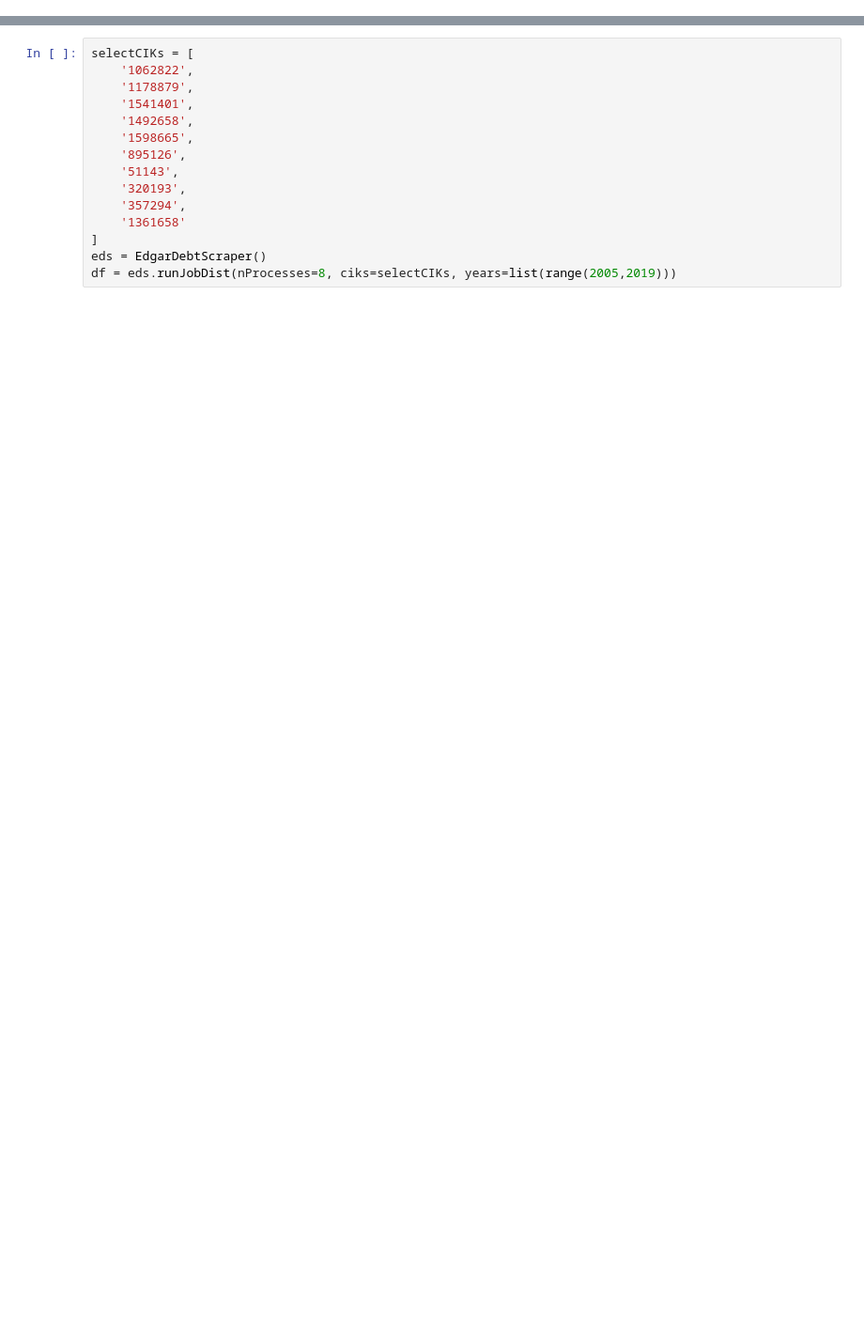
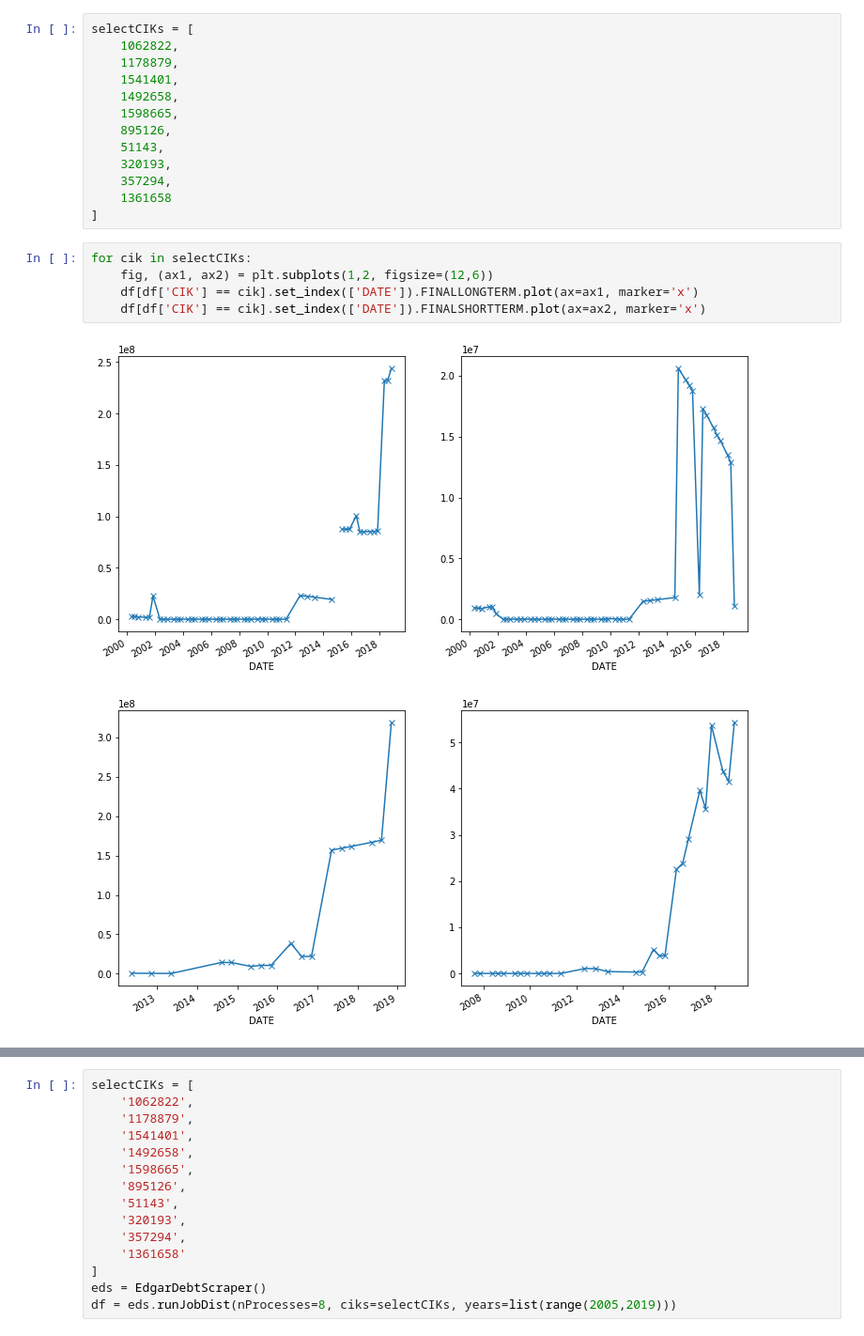
Before and after one commit to petercwill/edgarScraper, a Jupyter notebook: notebooks/Untitled.ipynb, the cells around one changed output, grey strips where cells are left out. Shown at 94% size. Saved outputs shown, nothing was run; the diff lists cells and outputs as text; blank space fills up the shorter version.

```diff
--- a/notebooks/Untitled.ipynb
+++ b/notebooks/Untitled.ipynb
@@ -55,0 +300,21 @@ df.sort_index()
+# %%
+selectCIKs = [
+    1062822,
+    1178879,
+    1541401,
+    1492658,
+    1598665,
+    895126,
+    51143,
+    320193,
+    357294,
+    1361658
+]
+# %%
+for cik in selectCIKs:
+    fig, (ax1, ax2) = plt.subplots(1,2, figsize=(12,6))
+    df[df['CIK'] == cik].set_index(['DATE']).FINALLONGTERM.plot(ax=ax1, marker='x')
+    df[df['CIK'] == cik].set_index(['DATE']).FINALSHORTTERM.plot(ax=ax2, marker='x')
+# %% [output]
+[figure, added]
+[figure, added]
```
Also changed, not shown: parts of 16 cells of this notebook, 14 other files.
